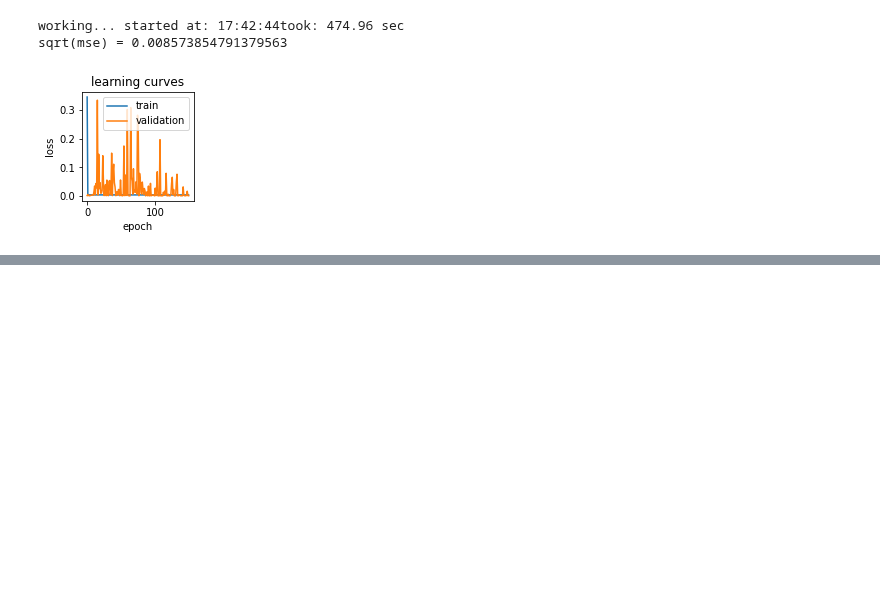
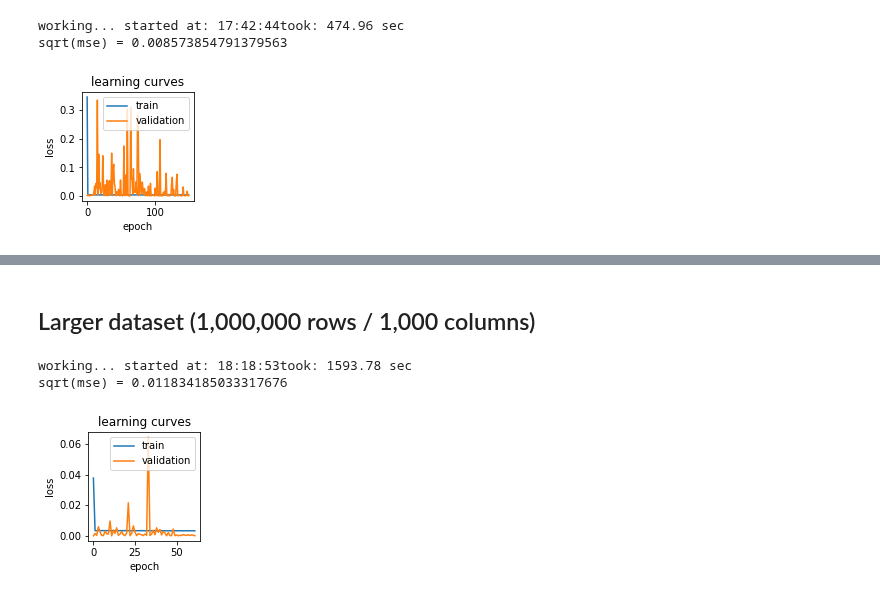
Before and after one commit to yossi-cohen/preferential-attachment, a Jupyter notebook: notebooks/yulesimon-dnn-trials.ipynb, the cells around one changed output, grey strips where cells are left out. Saved outputs shown, nothing was run; the diff lists cells and outputs as text; code cells hidden in the pictures; blank space fills up the shorter version.

```diff
--- a/notebooks/yulesimon-dnn-trials.ipynb
+++ b/notebooks/yulesimon-dnn-trials.ipynb
@@ -353,0 +361,11 @@ plot_learning_curves(h)
+# %% [markdown]
+## Larger dataset (1,000,000 rows / 1,000 columns)
+# %%
+if False:
+    sqrt_mse, m, h = _trial(num_alphas=1000, samples_per_alpha=1000, rvs_size=1000, layers=[32,32], batch_size=32)  #
+    print('sqrt(mse) = {}'.format(sqrt_mse))
+    plot_learning_curves(h)
+# %% [output]
+working... started at: 18:18:53took: 1593.78 sec
+sqrt(mse) = 0.011834185033317676
+[figure, added]
```
Also changed, not shown: parts of 3 cells of this notebook.
